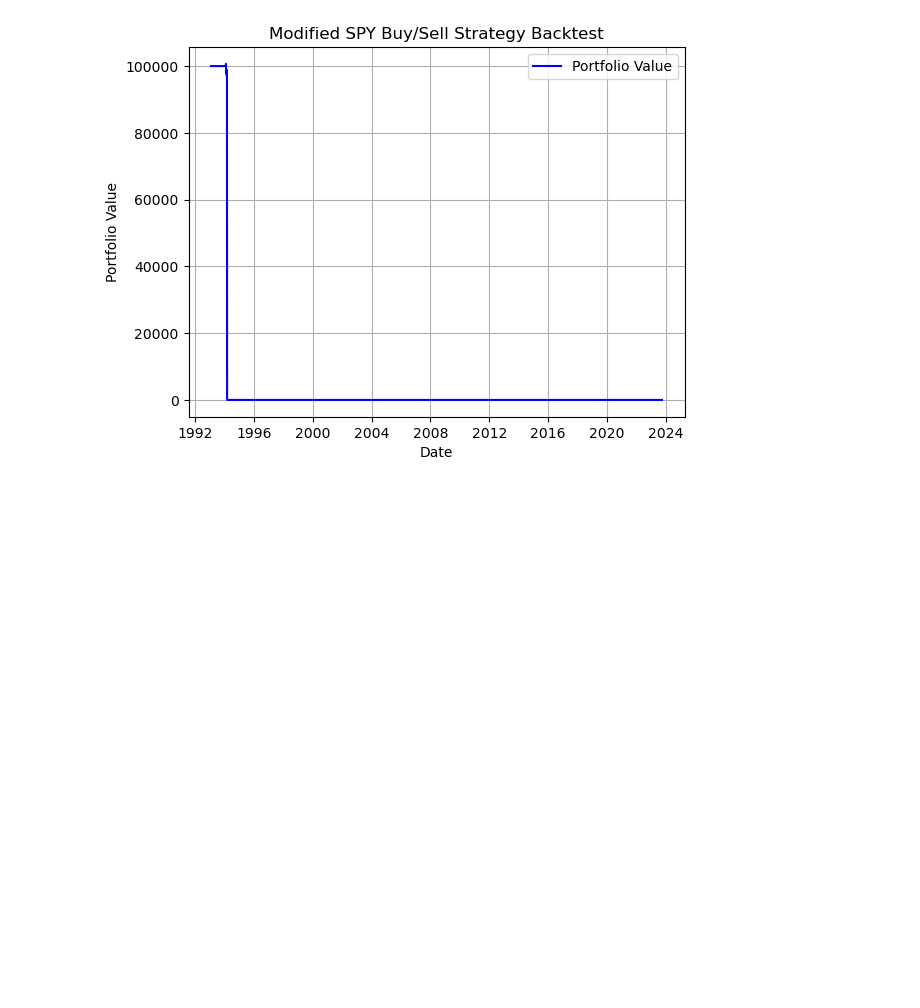
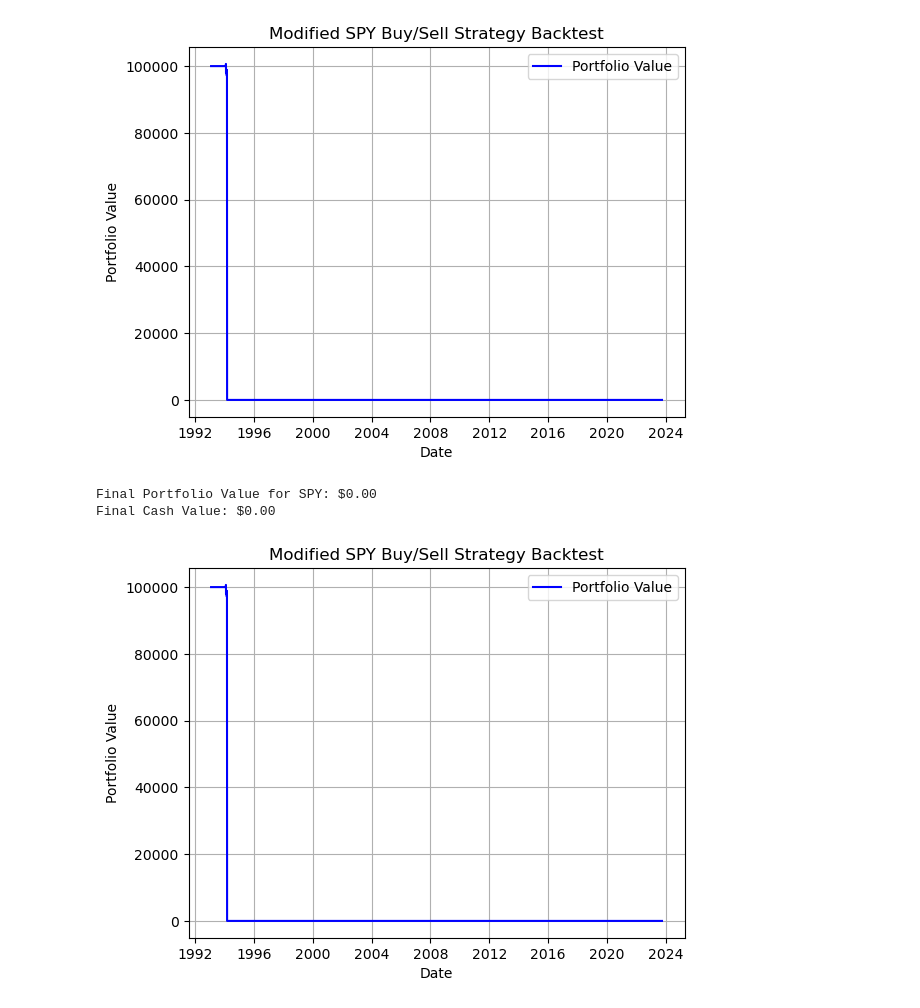
Before and after one commit to Affuya/LHL_MIDTERM_PROJECT_SINGLE_MOMENTUM_INVESTMENT, a Jupyter notebook: midtermProject.ipynb, the cells around one changed output. Saved outputs shown, nothing was run; the diff lists cells and outputs as text; code cells hidden in the pictures; blank space fills up the shorter version.

```diff
--- a/midtermProject.ipynb
+++ b/midtermProject.ipynb
@@ -75,3 +103,78 @@ plt.show()
 Final Portfolio Value for SPY: $0.00
 Final Cash Value: $0.00
 [figure]
+# %%
+import pandas as pd
+import matplotlib.pyplot as plt
+import yfinance as yf
+
+# Fetch historical price data for SPY (S&P 500 ETF)
+spyticker = yf.Ticker("SPY")
+data = spyticker.history(period="max", interval="1d", start="1988-12-01", end="2024-01-01")
+
+# Create a DataFrame from the SPY data
+df = pd.DataFrame(data)
+df.index = pd.to_datetime(df.index)  # Convert the index to datetime
+df.index.name = 'Date'  # Set the name of the index to 'Date'
+
+# Define a function to perform the modified backtest
+def backtest_strategy(df):
+    # Initial parameters
+    initial_cash = 100000
+    cash = initial_cash
+    position = 0
+    portfolio_value = []
+
+    # Check the column names in the DataFrame
+    if 'Close' in df.columns:
+        close_column = 'Close'
+    else:
+        raise ValueError("No 'Close' column found in the DataFrame.")
+
+    # Loop through the data
+    for date, row in df.iterrows():
+        # Check if it's the first day of the month
+        if date.day == 1:
+            # Calculate the date one year ago
+            one_year_ago_date = date - pd.DateOffset(years=1)
+
+            # Get the price one year ago (if available)
+            if one_year_ago_date in df.index:
+                price_one_year_ago = df.loc[one_year_ago_date, close_column]
+            else:
+                price_one_year_ago = row[close_column]  # Use current price if data is missing
+
+            # Check if the price is higher than one year ago and make a decision
+            if row[close_column] > price_one_year_ago:
+                # Buy SPY
+                position = cash / row[close_column]
+                cash = 0
+            else:
+                # Sell SPY and go to cash
+                cash += position * row[close_column]
+                position = 0
+        # Calculate the total portfolio value at the end of each day
+        total_value = cash + position * row[close_column]
+        portfolio_value.append(total_value)
+
+    return portfolio_value, cash
+
+# Run the modified backtest with the SPY data
+portfolio_value, final_cash = backtest_strategy(df)
+
+# Print the final portfolio value and cash value
+print(f"Final Portfolio Value for SPY: ${portfolio_value[-1]:,.2f}")
+print(f"Final Cash Value: ${final_cash:,.2f}")
+
+# Plot the portfolio value over time
+plt.plot(df.index, portfolio_value, label='Portfolio Value', color='blue')
+plt.xlabel('Date')
+plt.ylabel('Portfolio Value')
+plt.title('Modified SPY Buy/Sell Strategy Backtest')
+plt.legend()
+plt.grid(True)
+plt.show()
+# %% [output]
+Final Portfolio Value for SPY: $0.00
+Final Cash Value: $0.00
+[figure, added]
```
Also changed, not shown: parts of 2 cells of this notebook, 2 other files.
